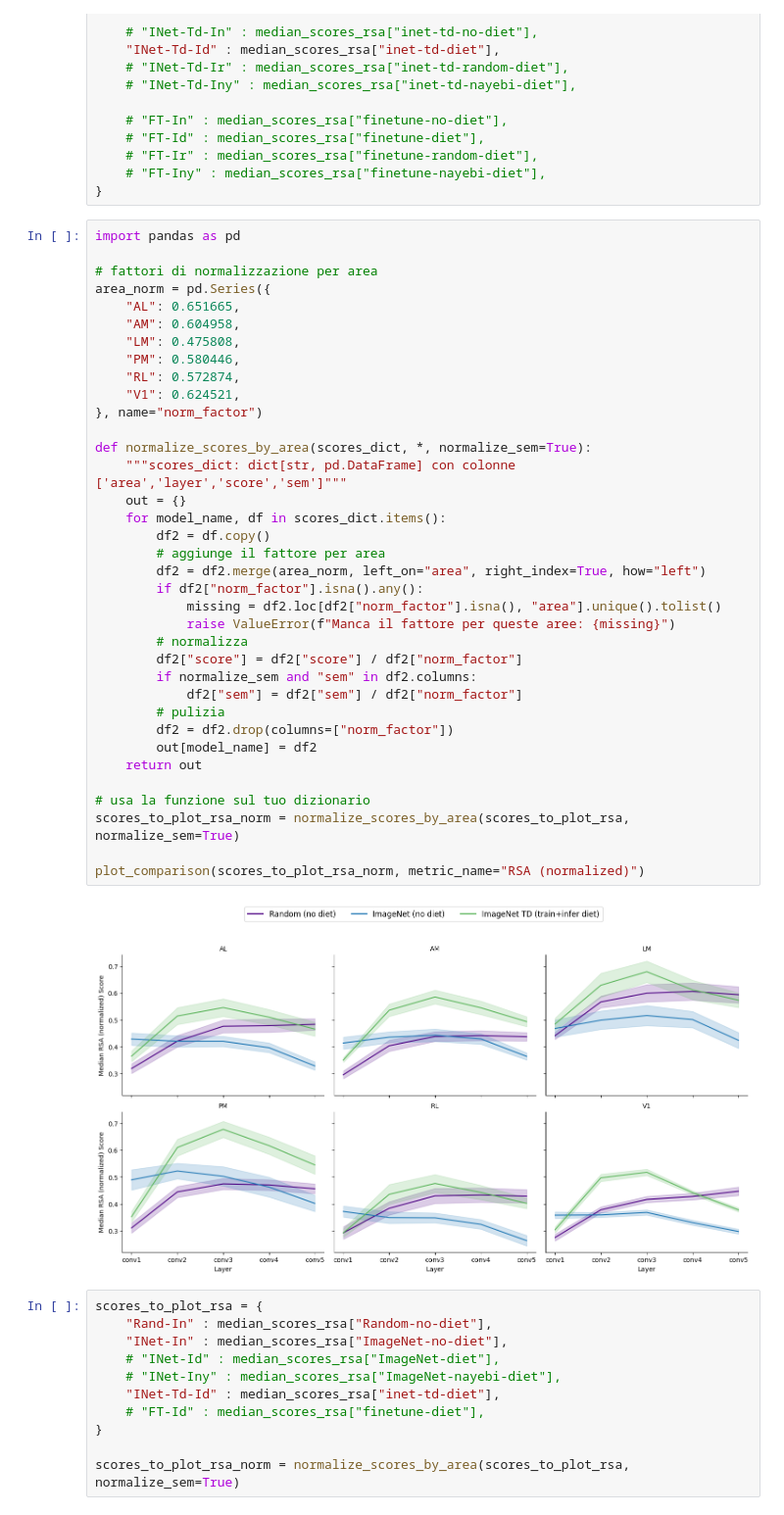
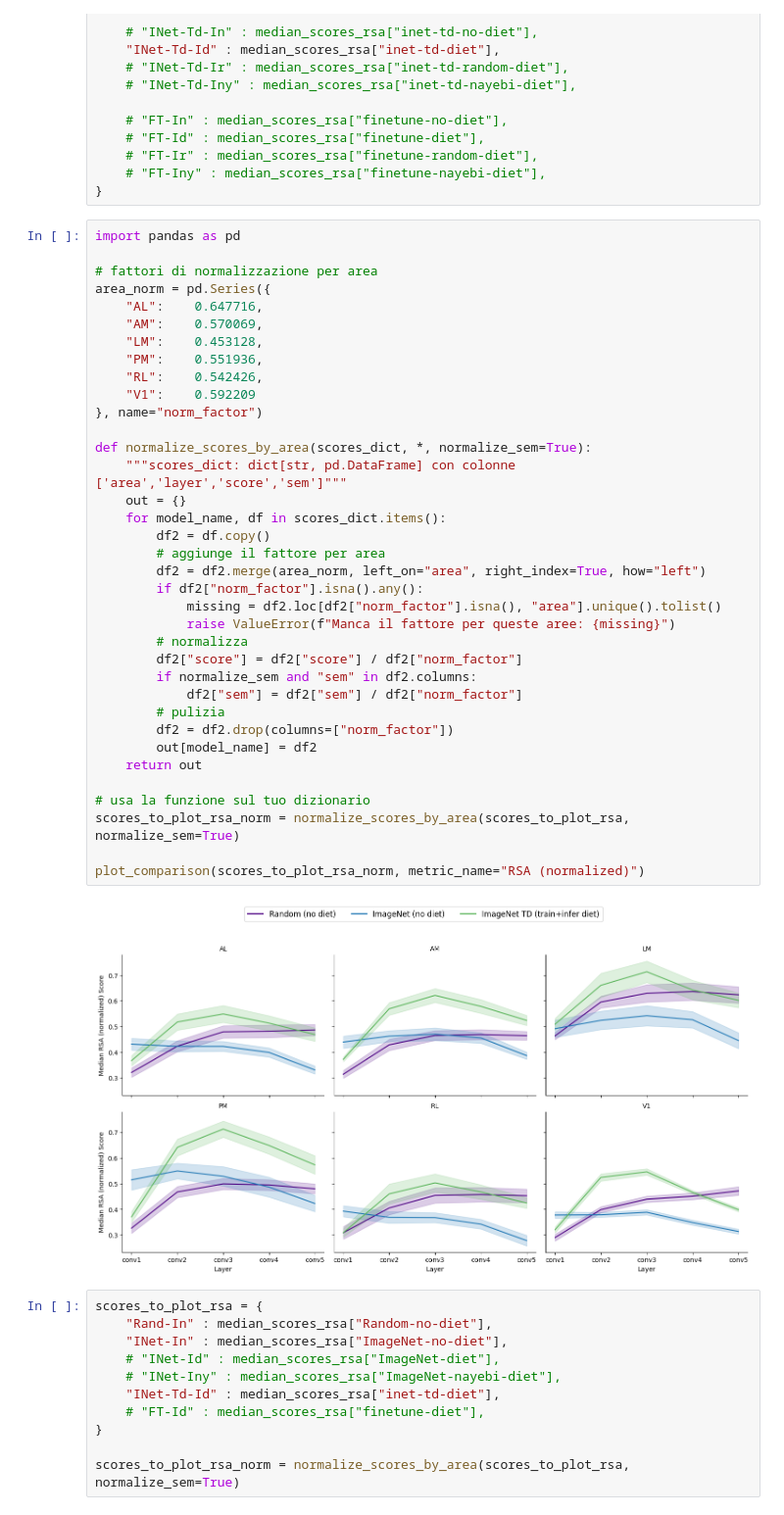
Before and after one commit to giovanni-lucarelli/mice-representation, a Jupyter notebook: neural-mapping/model_to_neural.ipynb, the cells around one changed output. Shown at 98% size. Drawn from its saved outputs; the diff is of its cells as text.

```diff
--- a/neural-mapping/model_to_neural.ipynb
+++ b/neural-mapping/model_to_neural.ipynb
@@ -123,40 +123,40 @@ scores_to_plot_rsa = {
 import pandas as pd
 
 # fattori di normalizzazione per area
 area_norm = pd.Series({
-    "AL": 0.651665,
-    "AM": 0.604958,
-    "LM": 0.475808,
-    "PM": 0.580446,
-    "RL": 0.572874,
-    "V1": 0.624521,
+    "AL":    0.647716,
+    "AM":    0.570069,
+    "LM":    0.453128,
+    "PM":    0.551936,
+    "RL":    0.542426,
+    "V1":    0.592209
 }, name="norm_factor")
 
 def normalize_scores_by_area(scores_dict, *, normalize_sem=True):
     """scores_dict: dict[str, pd.DataFrame] con colonne ['area','layer','score','sem']"""
     out = {}
     for model_name, df in scores_dict.items():
         df2 = df.copy()
         # aggiunge il fattore per area
         df2 = df2.merge(area_norm, left_on="area", right_index=True, how="left")
         if df2["norm_factor"].isna().any():
             missing = df2.loc[df2["norm_factor"].isna(), "area"].unique().tolist()
             raise ValueError(f"Manca il fattore per queste aree: {missing}")
         # normalizza
         df2["score"] = df2["score"] / df2["norm_factor"]
         if normalize_sem and "sem" in df2.columns:
             df2["sem"] = df2["sem"] / df2["norm_factor"]
         # pulizia
         df2 = df2.drop(columns=["norm_factor"])
         out[model_name] = df2
     return out
 
 # usa la funzione sul tuo dizionario
 scores_to_plot_rsa_norm = normalize_scores_by_area(scores_to_plot_rsa, normalize_sem=True)
 
 plot_comparison(scores_to_plot_rsa_norm, metric_name="RSA (normalized)")
 # %% [output]
-[figure, old version]
+[figure, new version]
 # %%
 scores_to_plot_rsa = {
     "Rand-In" : median_scores_rsa["Random-no-diet"],
```
Also changed, not shown: 8 other files.
